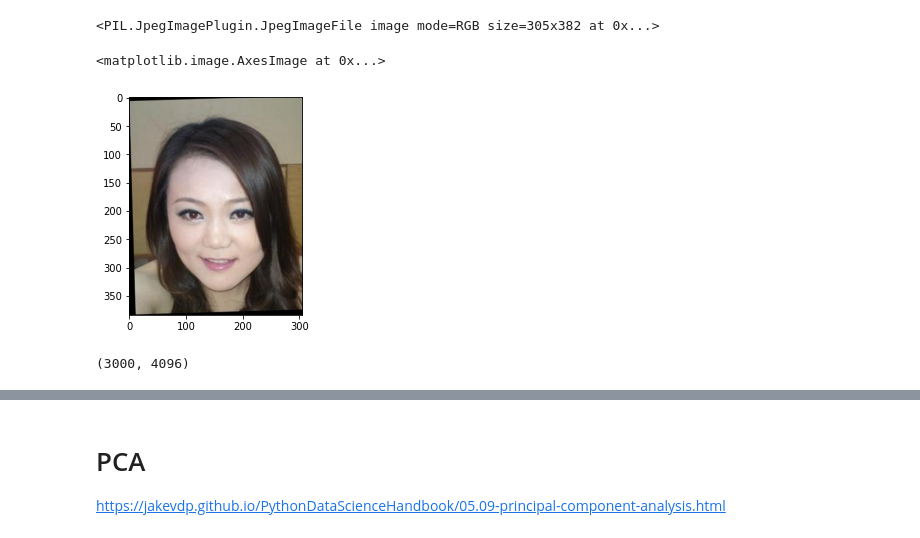
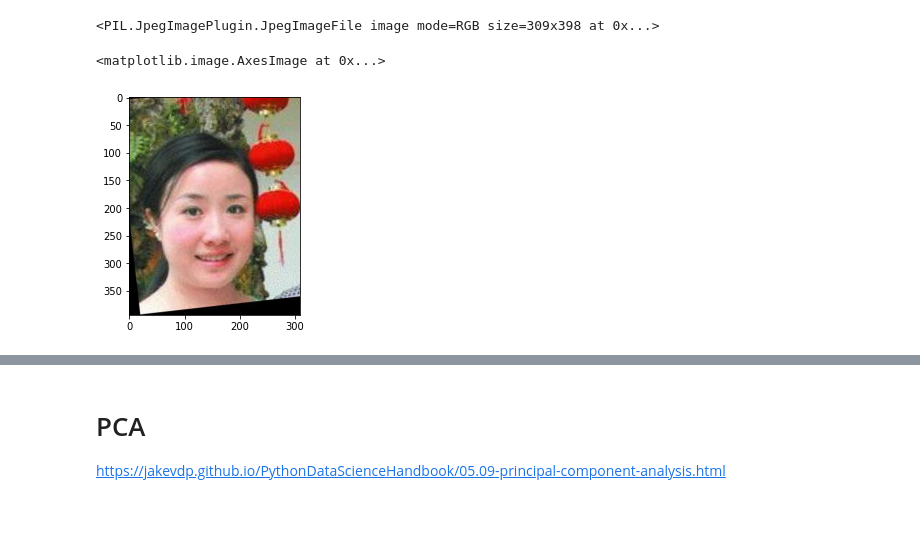
Before and after one commit to 104corp/Face-Recognition, a Jupyter notebook: Colab_NoteBooks/SVM.ipynb, the cells around one changed output, grey strips where cells are left out. Saved outputs shown, nothing was run; the diff lists cells and outputs as text; code cells hidden in the pictures.

```diff
--- a/Colab_NoteBooks/SVM.ipynb
+++ b/Colab_NoteBooks/SVM.ipynb
@@ -45 +18,23 @@ for filename in glob.glob(cwd + "//0001-3000//*.jpg"):
+# %%
+def imgPilList(filePath):
+  image_list = []
+  for filename in glob.glob(filePath):
+    im = Image.open(filename)
+    image_list.append(im)
+  return image_list
+
+cwd = '/content/imgData/dataset'
+
+filePath = cwd + "//0001-3000//*.jpg"
+# filePath = cwd + "//6001-9000//*.jpg"
+# filePath = cwd + "//9001-13322//*.jpg"
+
+origin_img_data = imgPilList(filePath)
+# %%
+print(origin_img_data[0])
+plt.imshow(origin_img_data[2])
+# %% [output]
+<PIL.JpegImagePlugin.JpegImageFile image mode=RGB size=309x398 at 0x...>
+<matplotlib.image.AxesImage at 0x...>
+[figure, added]
 # %%
@@ -83,18 +94,0 @@ def plot_gallery(title, images, n_col=n_col, n_row=n_row, cmap=plt.cm.gray):
-# %%
-print(image_list_part1[0])
-plt.imshow(image_list_part1[2])
-# %% [output]
-<PIL.JpegImagePlugin.JpegImageFile image mode=RGB size=305x382 at 0x...>
-<matplotlib.image.AxesImage at 0x...>
-[figure, removed]
-# %%
-trainX = []
-for img in image_list_part1:
-  img = resizeImg(image = img, ideal_width = 64, ideal_height = 64)
-  image_sequence = img.getdata()
-  image_array = np.array(image_sequence)
-  trainX.append(rgb2gray(image_array)/255) # normalize to 0 ~ 1
-trainFaces = np.array(trainX)
-print(trainFaces.shape)
-# %% [output]
-(3000, 4096)
```
Also changed, not shown: parts of 25 cells of this notebook.
